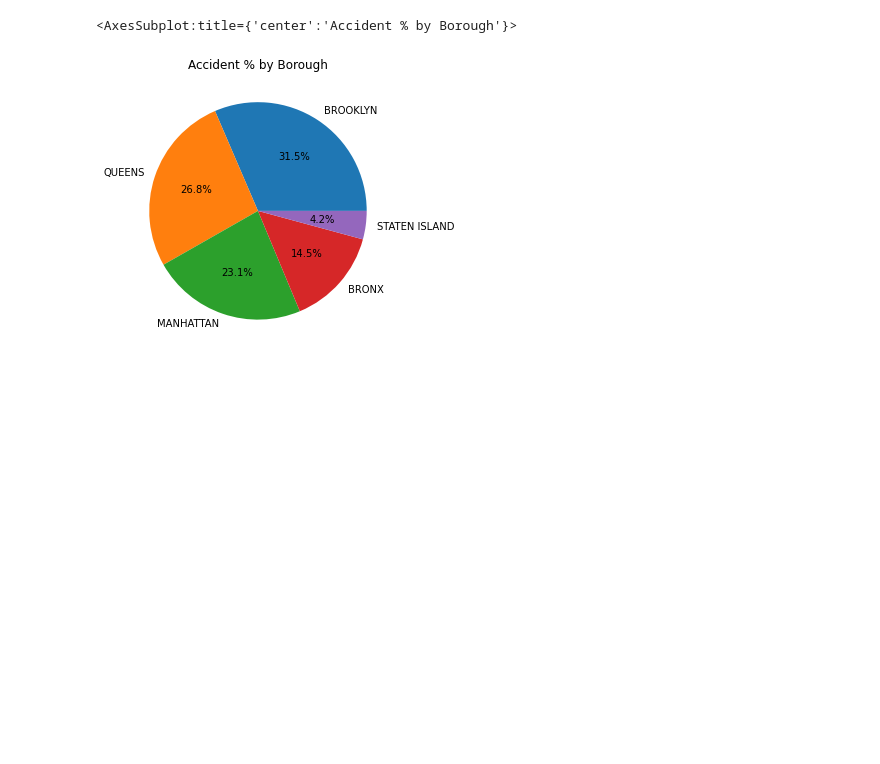
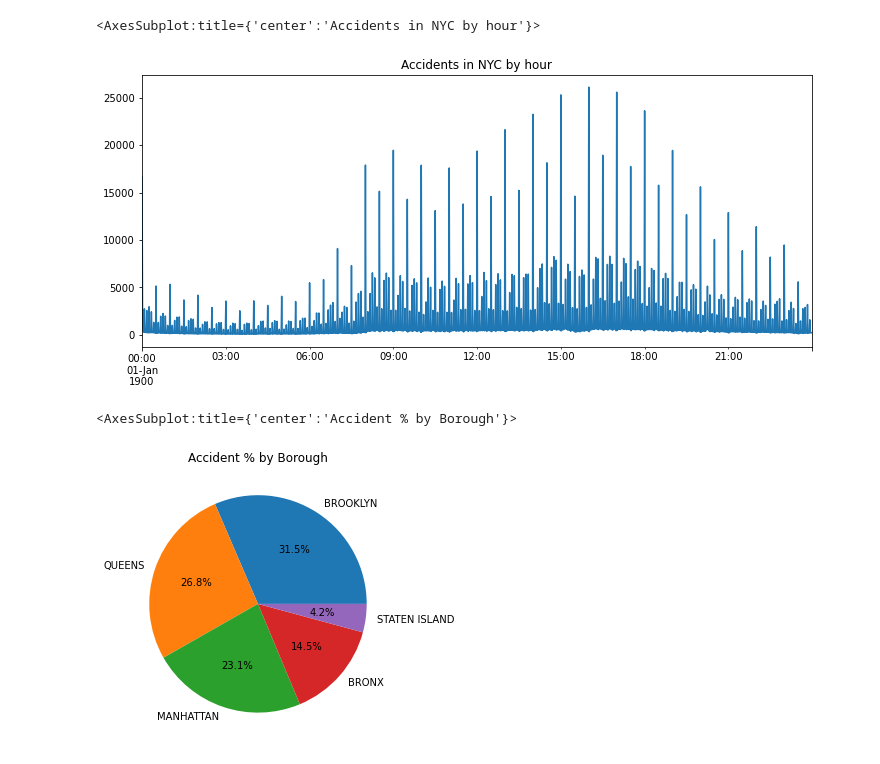
Before and after one commit to sudheendrakatikar/cmpe255-project, a Jupyter notebook: data-viz.ipynb, the cells around one changed output. Saved outputs shown, nothing was run; the diff lists cells and outputs as text; code cells hidden in the pictures; blank space fills up the shorter version.

```diff
--- a/data-viz.ipynb
+++ b/data-viz.ipynb
@@ -6 +24,9 @@ data = pd.read_csv('data/motor_vehicle_collisions_crashes.csv', low_memory=False
+# %%
+# Bar graph for accidents per hour
+
+time_series = pd.Series([ datetime.strptime(time, '%H:%M') for time in data['CRASH TIME'] ]).value_counts().sort_index()
+time_series.plot(kind='line', title='Accidents in NYC by hour', figsize=(12, 5))
+# %% [output]
+<AxesSubplot:title={'center':'Accidents in NYC by hour'}>
+[figure, added]
 # %%
```
Also changed, not shown: parts of 7 cells of this notebook.
